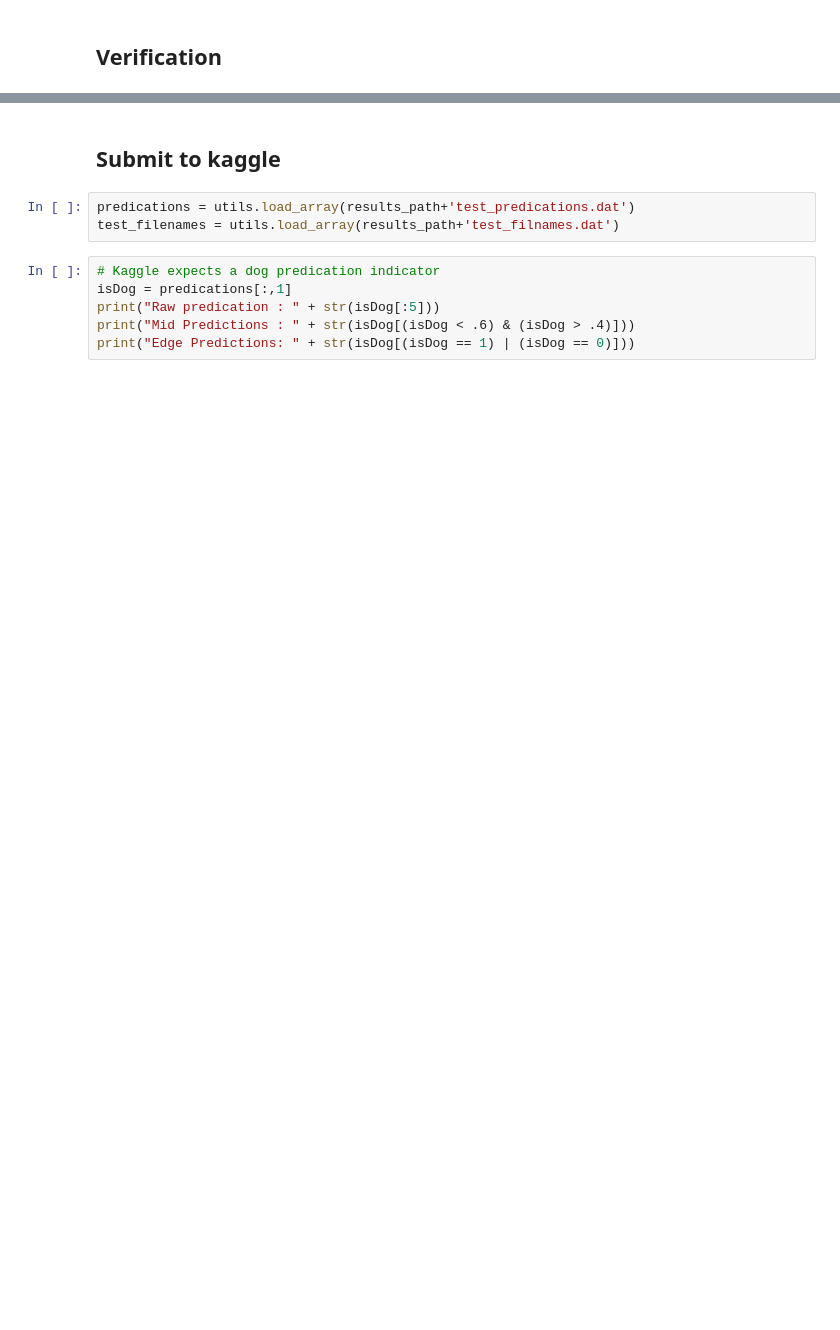
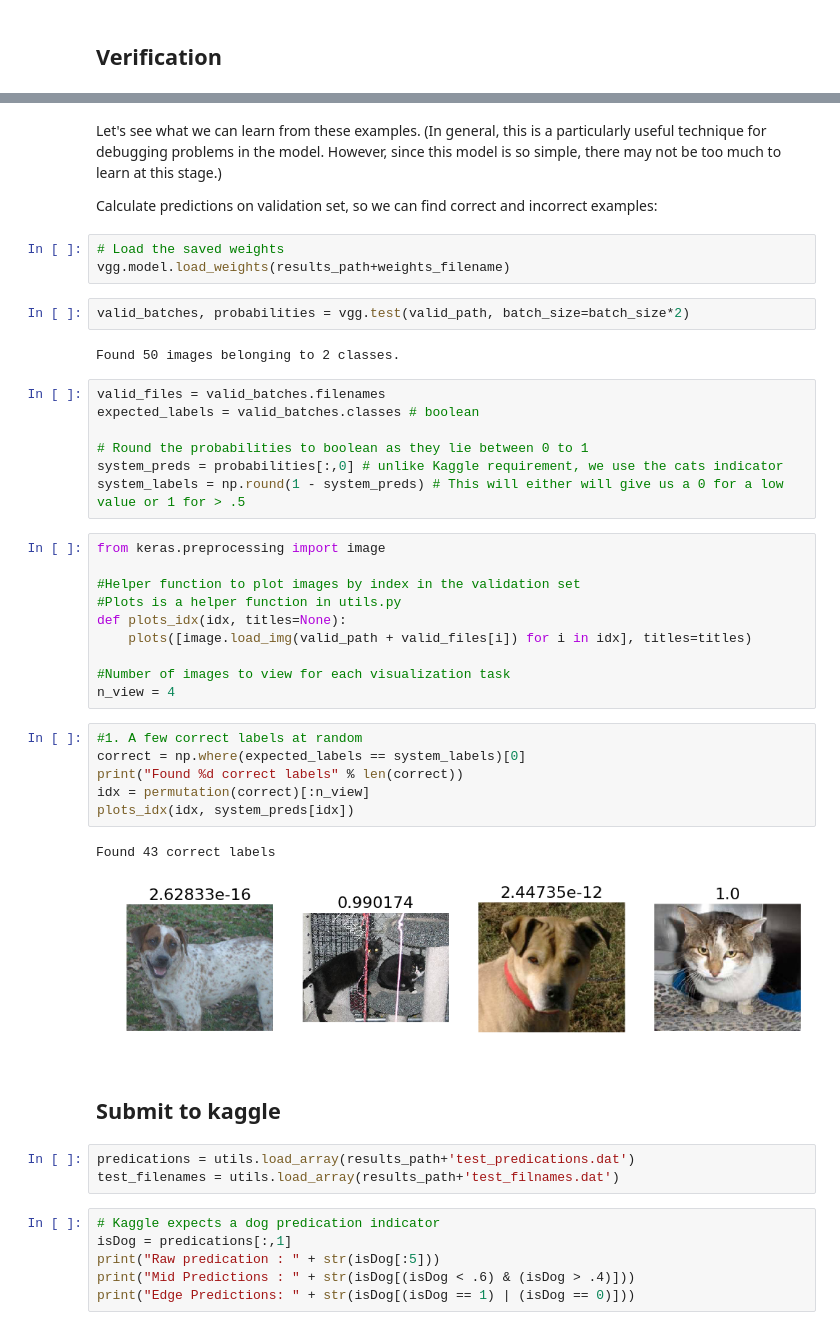
Before and after one commit to synaplasticity/DL, a Jupyter notebook: deeplearning1/nbs/catsVsdogs_CNN.ipynb, the cells around one changed output, grey strips where cells are left out. Drawn from its saved outputs; the diff is of its cells as text; blank space fills up the shorter version.

```diff
--- a/deeplearning1/nbs/catsVsdogs_CNN.ipynb
+++ b/deeplearning1/nbs/catsVsdogs_CNN.ipynb
@@ -259,3 +275,40 @@ utils.save_array(results_path+'test_filnames.dat', test_filenames)
+# %% [markdown]
+Let's see what we can learn from these examples. (In general, this is a particularly useful technique for debugging problems in the model. However, since this model is so simple, there may not be too much to learn at this stage.)
+
+Calculate predictions on validation set, so we can find correct and incorrect examples:
+# %%
+# Load the saved weights
+vgg.model.load_weights(results_path+weights_filename)
+# %%
+valid_batches, probabilities = vgg.test(valid_path, batch_size=batch_size*2)
+# %% [output]
+Found 50 images belonging to 2 classes.
+# %%
+valid_files = valid_batches.filenames
+expected_labels = valid_batches.classes # boolean
+
+# Round the probabilities to boolean as they lie between 0 to 1
+system_preds = probabilities[:,0] # unlike Kaggle requirement, we use the cats indicator
+system_labels = np.round(1 - system_preds) # This will either will give us a 0 for a low value or 1 for > .5
+# %%
+from keras.preprocessing import image
+
+#Helper function to plot images by index in the validation set
+#Plots is a helper function in utils.py
+def plots_idx(idx, titles=None):
+    plots([image.load_img(valid_path + valid_files[i]) for i in idx], titles=titles)
+
+#Number of images to view for each visualization task
+n_view = 4
+# %%
+#1. A few correct labels at random
+correct = np.where(expected_labels == system_labels)[0]
+print("Found %d correct labels" % len(correct))
+idx = permutation(correct)[:n_view]
+plots_idx(idx, system_preds[idx])
+# %% [output]
+Found 43 correct labels
+[figure, added]
 # %% [markdown]
 ## Submit to kaggle
 # %%
```
Also changed, not shown: parts of 74 cells of this notebook.
